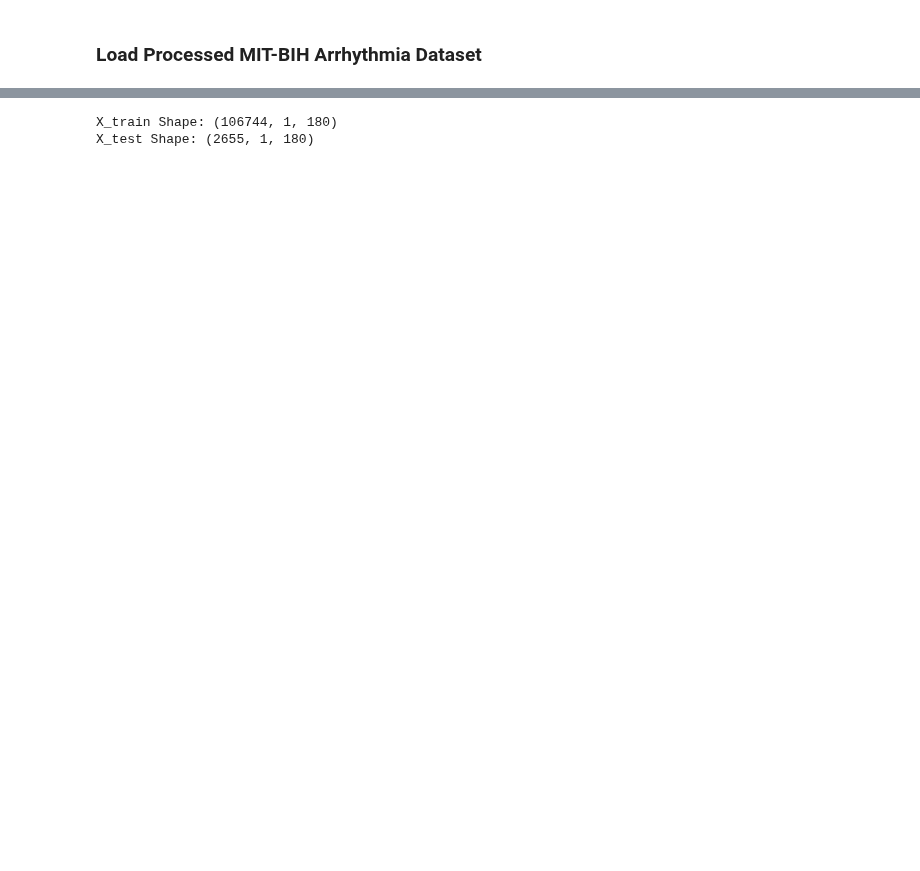
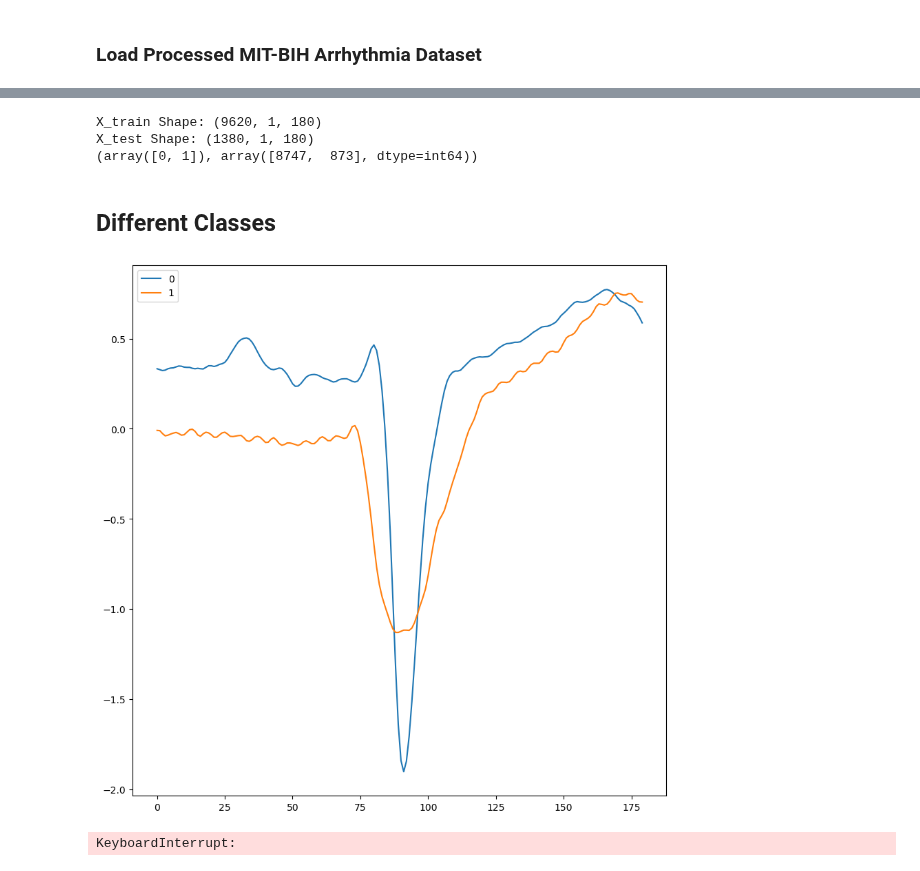
Before and after one commit to Nia3324/Morphing, a Jupyter notebook: use_case.ipynb, the cells around one changed output, grey strips where cells are left out. Cells and saved outputs as stored; diff of their text form; code cells hidden in the pictures; blank space fills up the shorter version.

```diff
--- a/use_case.ipynb
+++ b/use_case.ipynb
@@ -33,6 +53,6 @@ warnings.filterwarnings('ignore')
 # %%
-dataset = MITBIHDataset()
-X, y, s = dataset.load_data()
+# dataset =  MITBIHDataset(subsets=["N", "L"], lead_index=1).load_data()
+# X, y, s = dataset.load_data()
 
-# reshape the data to (n,1,m)
-X = X.reshape(X.shape[0], 1, X.shape[1])
+# # reshape the data to (n,1,m)
+# X = X.reshape(X.shape[0], 1, X.shape[1])
@@ -41,5 +59,11 @@ X = X.reshape(X.shape[0], 1, X.shape[1])
 # %%
-splitter = GroupShuffleSplit(n_splits=1, test_size=0.01, random_state=42)
+np.random.seed(0)
+random_index = np.random.choice(range(X.shape[0]), 11000, replace=False)
+X = X[random_index]
+y = y[random_index]
+s = s[random_index]
+
+splitter = GroupShuffleSplit(test_size=0.1, random_state=42)
 train_idx, test_idx = next(splitter.split(X, y, s))
 
 X_train, X_test = X[train_idx], X[test_idx]
@@ -47,6 +71,29 @@ y_train, y_test = y[train_idx], y[test_idx]
 # %%
 print("X_train Shape:", X_train.shape)
 print("X_test Shape:", X_test.shape)
+print(np.unique(y_train, return_counts=True))
 # %% [output]
-X_train Shape: (106744, 1, 180)
-X_test Shape: (2655, 1, 180)
+X_train Shape: (9620, 1, 180)
+X_test Shape: (1380, 1, 180)
+(array([0, 1]), array([8747,  873], dtype=int64))
+# %%
+# separate classes
+X_train_classes = []
+y_train_classes = []
+for i in range(2):
+    X_train_classes.append(X_train[y_train == i])
+    y_train_classes.append(y_train[y_train == i])
+# %% [markdown]
+## Different Classes
+# %%
+import matplotlib.pyplot as plt
+
+plt.figure(figsize=(10, 10))
+
+for i in range(len(X_train_classes)):
+    plt.plot(X_train_classes[i][0].T, label=i)
+
+plt.legend()
+plt.show()
+# %% [output]
+[figure, added]
@@ -52,0 +147,4 @@ X_test Shape: (2655, 1, 180)
+# %%
+getDBA(X_test, y_test, plot=True)
+# %% [output]
+KeyboardInterrupt:
```
Also changed, not shown: parts of 13 cells of this notebook, 12 other files.
